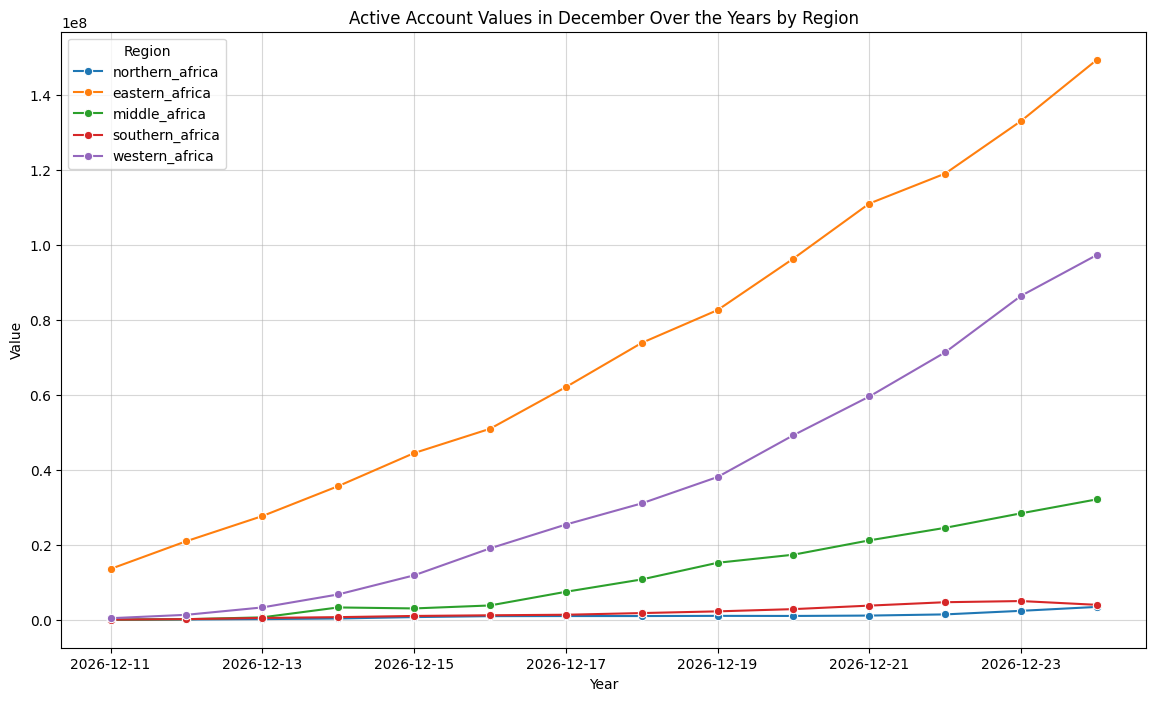
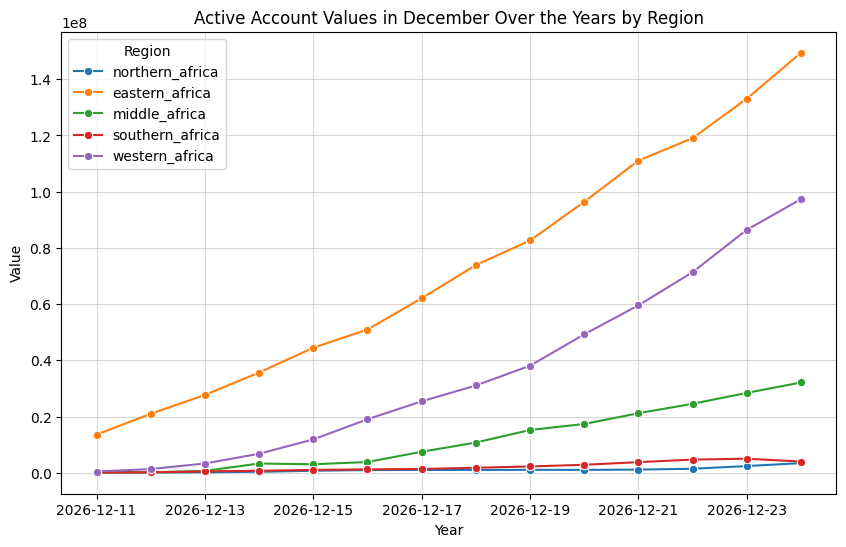
The change to this notebook cell's code, shown as a diff; its figure went from the first image to the second:
--- before
+++ after
@@ -1,4 +1,4 @@
 # 3. Plot using "date" as your X-axis
-plt.figure(figsize=(14, 8))
+plt.figure(figsize=(10, 6))
 sns.lineplot(
     data=Active_Acc_Dec,
@@ -13,4 +13,5 @@
 plt.ylabel("Value")
 plt.grid(True, linestyle="-", alpha=0.5)
+plt.savefig("/home/yaa_baby/Documents/PROJECTS/Momo_In_Africa/Active_Accounts.png")
 
 plt.show()

Commit: Analysis completed. Left with gender gap analysis or maybe not